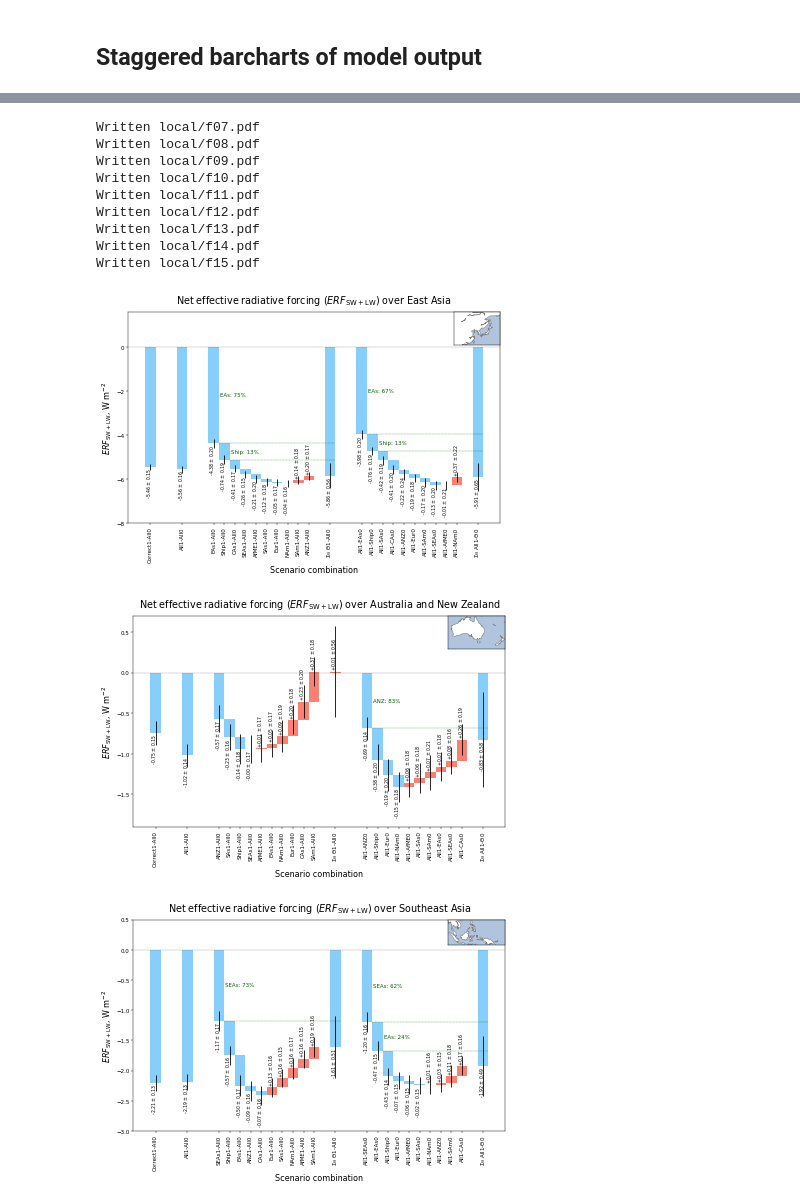
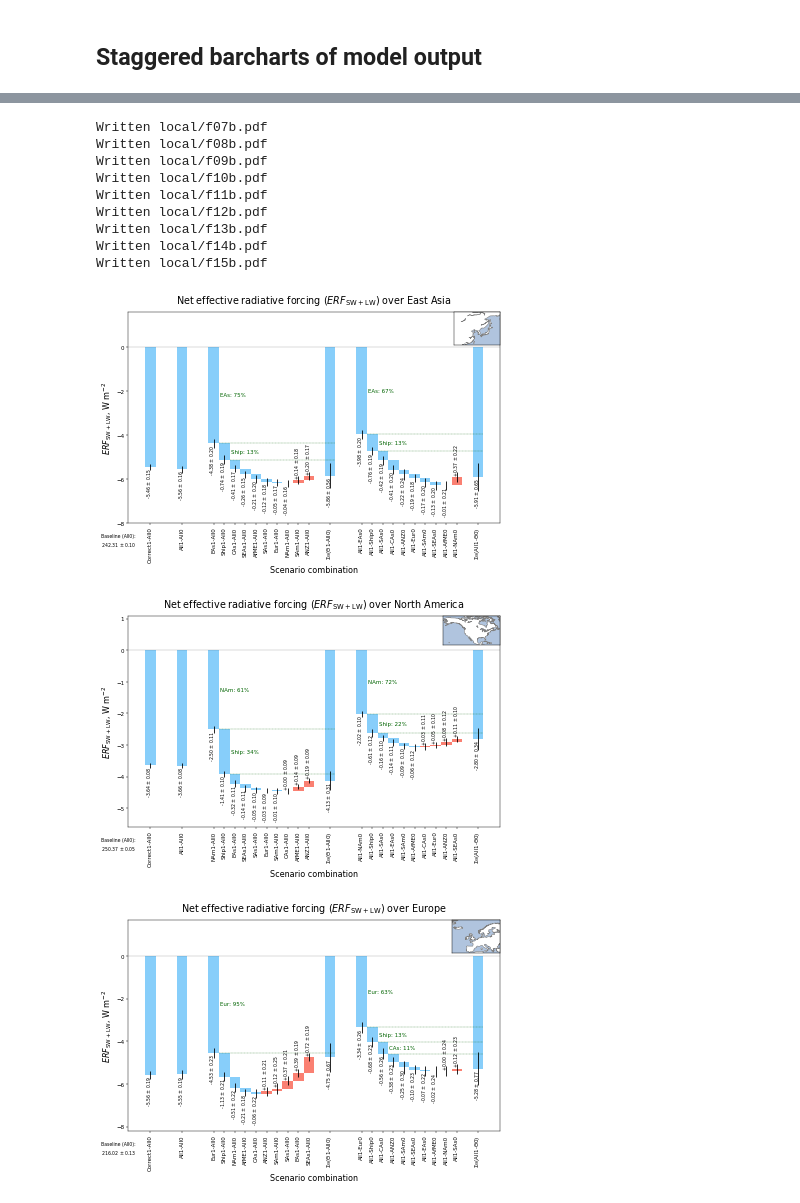
Before and after one commit to grandey/draft2017a-region-rfp, a Jupyter notebook: figures_draft2017a.ipynb, the cells around one changed output, grey strips where cells are left out. Drawn from its saved outputs; the diff is of its cells as text; code cells hidden in the pictures.

```diff
--- a/figures_draft2017a.ipynb
+++ b/figures_draft2017a.ipynb
@@ -876,0 +895,20 @@ Written local/f06.pdf
+# %%
+# Sulphate burdens for different regions - panel (a) of figures
+original_figure_counter = figure_counter  # save current figure_counter value
+for region, ylim, in {'EAs': [0, 7.5],
+                      'NAm': [0, 4.5],
+                      'Eur': [0, 7.7],
+                      'AfME': [0, 5.7],
+                      'CAs': [0, 9],
+                      'SAs': [0, 7.5],
+                      'SEAs': [0, 1.7],
+                      'SAm': [0, 1.6],
+                      'ANZ': [0, 1.3]
+                     }.items():
+    staggered_barcharts(variable='BURDENSO4', region=region,
+                        text_format=r' {:+.3f} $\pm$ {:.3f} ',
+                        ylim=ylim,
+                        n_contributors='auto',
+                        file_prefix='f{:02}a'.format(figure_counter))
+    figure_counter += 1
+figure_counter = original_figure_counter  # reset figure counter
@@ -877,31 +934,31 @@ Written local/f06.pdf
 # %%
-# Net ERF for different regions
+# Net ERF for different regions - panel (b) of figures
 for region, ylim, in {'EAs': [-8, 1.6],
-                      'ANZ': [-1.9, 0.7],
+                      'NAm': [-5.6, 1.1],
+                      'Eur': [-8.2, 1.7],
+                      'AfME': [-3.5, 0.8],
+                      'CAs': [-6.5, 1.4],
+                      'SAs': [-5.6, 1.2],
                       'SEAs': [-3, 0.5],
-                      'SAs': [-5.6, 1.2],
-                      'AfME': [-3.5, 0.8],
-                      'Eur': [-8.2, 1.7],
-                      'CAs': [-6.5, 1.4],
-                      'NAm': [-5.6, 1.1],
-                      'SAm': [-2.6, 0.6]
+                      'SAm': [-2.6, 0.6],
+                      'ANZ': [-1.9, 0.7]
                      }.items():
     staggered_barcharts(variable='FSNTOA+LWCF', region=region,
                         text_format=r' {:+.2f} $\pm$ {:.2f} ',
                         ylim=ylim,
                         n_contributors='auto',
-                        file_prefix='f{:02}'.format(figure_counter))
+                        file_prefix='f{:02}b'.format(figure_counter))
     figure_counter += 1
 # %% [output]
-Written local/f07.pdf
-Written local/f08.pdf
-Written local/f09.pdf
-Written local/f10.pdf
-Written local/f11.pdf
-Written local/f12.pdf
-Written local/f13.pdf
-Written local/f14.pdf
-Written local/f15.pdf
+Written local/f07b.pdf
+Written local/f08b.pdf
+Written local/f09b.pdf
+Written local/f10b.pdf
+Written local/f11b.pdf
+Written local/f12b.pdf
+Written local/f13b.pdf
+Written local/f14b.pdf
+Written local/f15b.pdf
-[figure, old version]
+[figure, new version]
-[figure, old version]
+[figure, new version]
-[figure, old version]
+[figure, new version]
```
Also changed, not shown: parts of 22 cells of this notebook, 1 other file.
